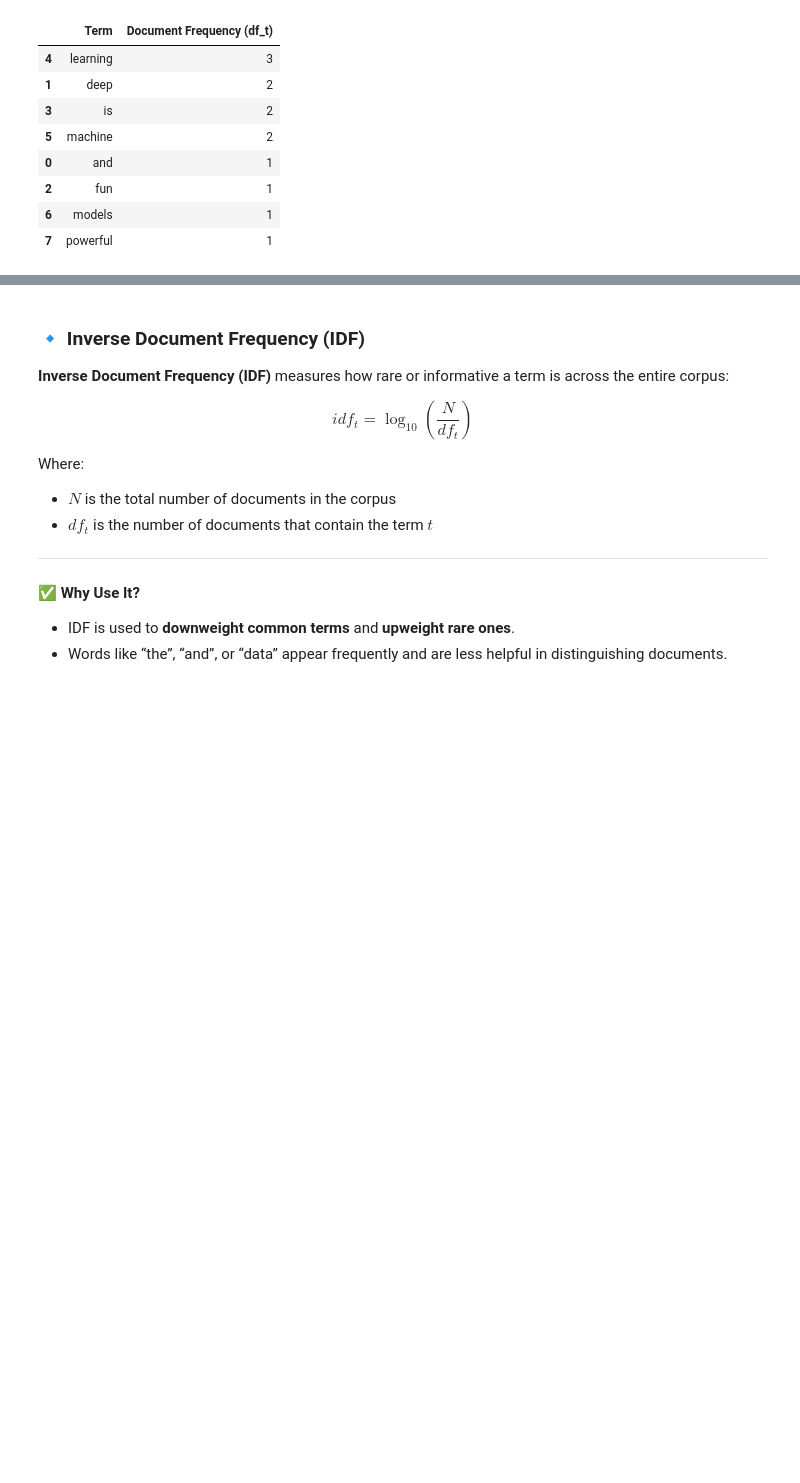
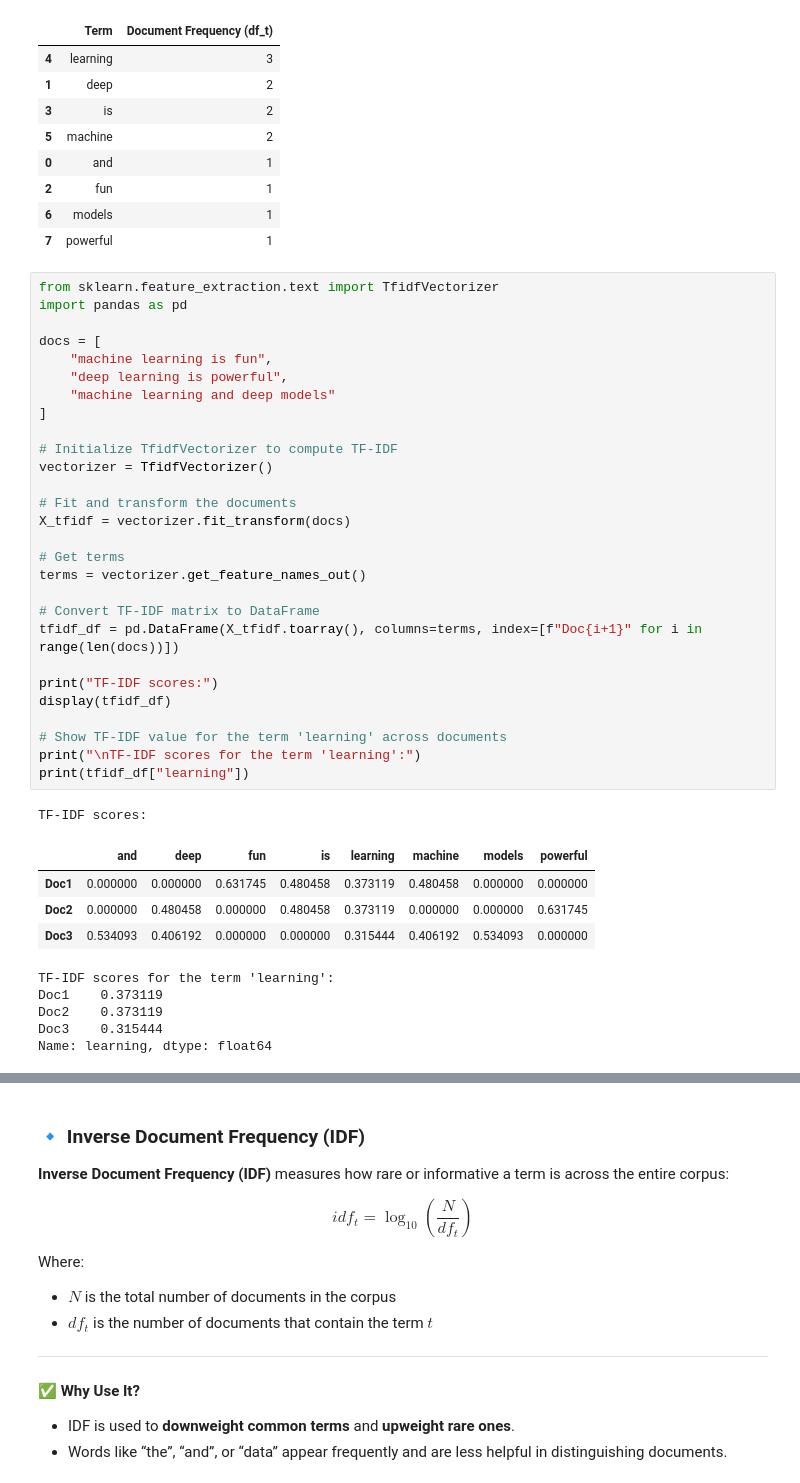
Before and after one commit to tcsgik/PROG8245_Lab7, a Jupyter notebook: IRBasics_VectorSpaceProximity.ipynb, the cells around one changed output, grey strips where cells are left out. Drawn from its saved outputs; the diff is of its cells as text; blank space fills up the shorter version.

```diff
--- a/IRBasics_VectorSpaceProximity.ipynb
+++ b/IRBasics_VectorSpaceProximity.ipynb
@@ -392,6 +499,45 @@ display(df_table)
 | 2 | fun | 1 |
 | 6 | models | 1 |
 | 7 | powerful | 1 |
+# %%
+from sklearn.feature_extraction.text import TfidfVectorizer
+import pandas as pd
+
+docs = [
+    "machine learning is fun",
+    "deep learning is powerful",
+    "machine learning and deep models"
+]
+
+# Initialize TfidfVectorizer to compute TF-IDF
+vectorizer = TfidfVectorizer()
+
+# Fit and transform the documents
+X_tfidf = vectorizer.fit_transform(docs)
+
+# Get terms
+terms = vectorizer.get_feature_names_out()
+
+# Convert TF-IDF matrix to DataFrame
+tfidf_df = pd.DataFrame(X_tfidf.toarray(), columns=terms, index=[f"Doc{i+1}" for i in range(len(docs))])
+
+print("TF-IDF scores:")
+display(tfidf_df)
+
+# Show TF-IDF value for the term 'learning' across documents
+print("\nTF-IDF scores for the term 'learning':")
+print(tfidf_df["learning"])
+# %% [output]
+TF-IDF scores:
+|  | and | deep | fun | is | learning | machine | models | powerful |
+| Doc1 | 0.000000 | 0.000000 | 0.631745 | 0.480458 | 0.373119 | 0.480458 | 0.000000 | 0.000000 |
+| Doc2 | 0.000000 | 0.480458 | 0.000000 | 0.480458 | 0.373119 | 0.000000 | 0.000000 | 0.631745 |
+| Doc3 | 0.534093 | 0.406192 | 0.000000 | 0.000000 | 0.315444 | 0.406192 | 0.534093 | 0.000000 |
+TF-IDF scores for the term 'learning':
+Doc1    0.373119
+Doc2    0.373119
+Doc3    0.315444
+Name: learning, dtype: float64
 # %% [markdown]
 🗣️ **Instructor Talking Point**: Notice how common terms like 'learning' appear in all documents, while more specific terms like 'fun' or 'models' appear in only one.
 <br/>
```
Also changed, not shown: parts of 10 cells of this notebook.
